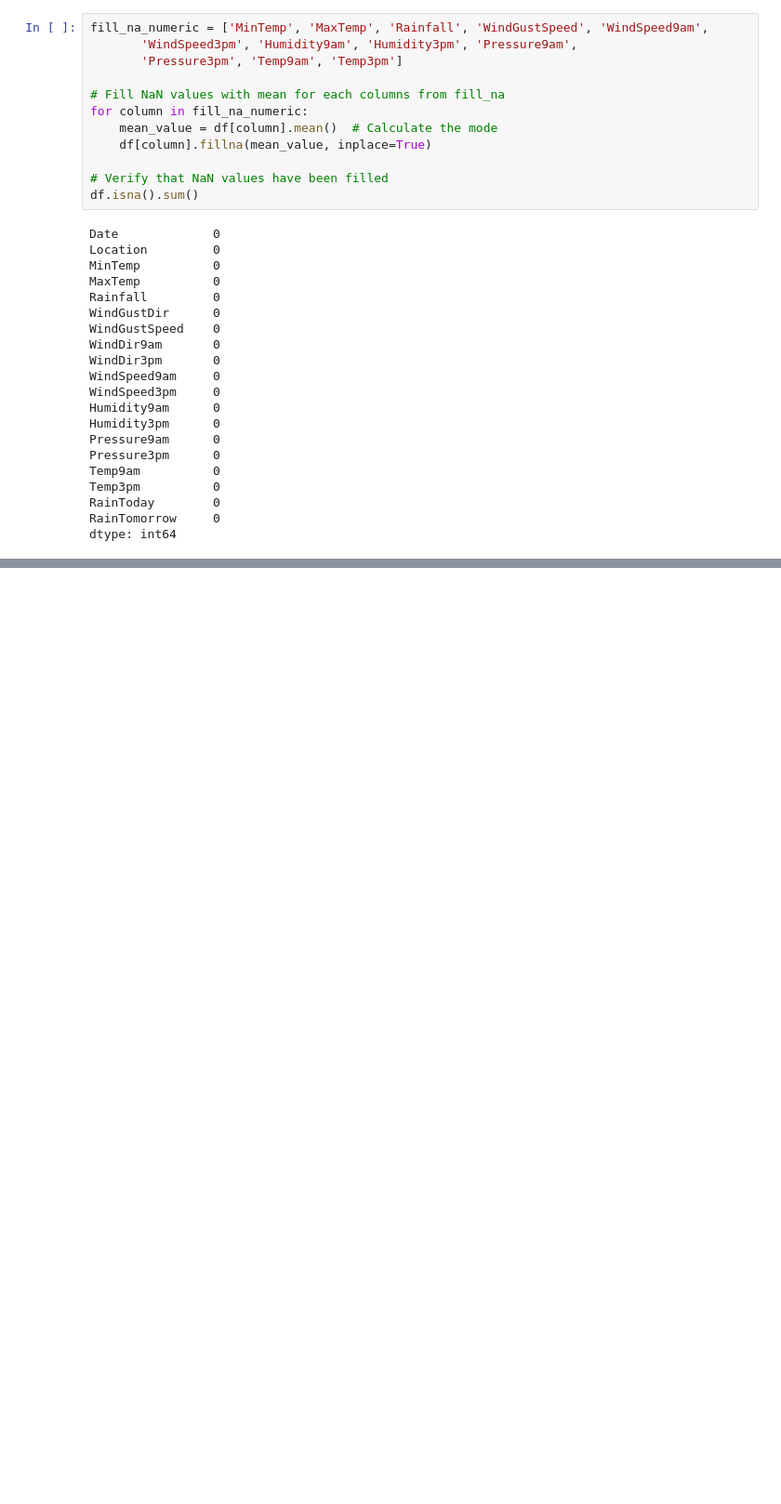
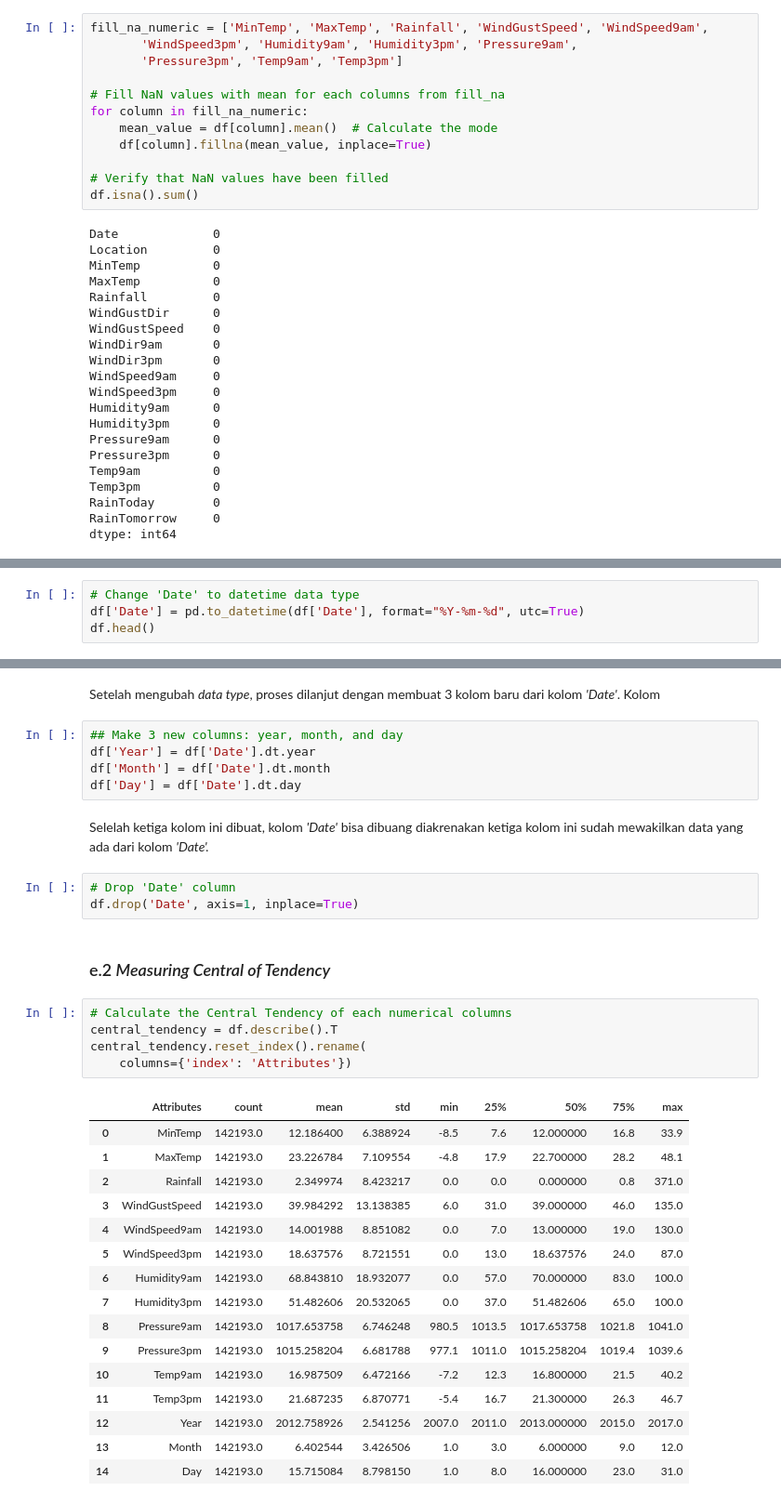
Before and after one commit to vincenta1206519/Hacktiv8_FinalProject, a Jupyter notebook: Final Project 2/PYTN_KampusMerdeka_fp2_Kelompok9.ipynb, the cells around one changed output, grey strips where cells are left out. Shown at 93% size. Saved outputs shown, nothing was run; the diff lists cells and outputs as text; blank space fills up the shorter version.

```diff
--- a/Final Project 2/PYTN_KampusMerdeka_fp2_Kelompok9.ipynb
+++ b/Final Project 2/PYTN_KampusMerdeka_fp2_Kelompok9.ipynb
@@ -277,0 +288,4 @@ Setelah *data cleaning* dilakukan pada dataset, proses bisa dilanjut dengan mela
+# %%
+# Change 'Date' to datetime data type
+df['Date'] = pd.to_datetime(df['Date'], format="%Y-%m-%d", utc=True)
+df.head()
@@ -277,0 +299,36 @@ Setelah *data cleaning* dilakukan pada dataset, proses bisa dilanjut dengan mela
+# %% [markdown]
+Setelah mengubah *data type*, proses dilanjut dengan membuat 3 kolom baru dari kolom *'Date'*. Kolom
+# %%
+## Make 3 new columns: year, month, and day
+df['Year'] = df['Date'].dt.year
+df['Month'] = df['Date'].dt.month
+df['Day'] = df['Date'].dt.day
+# %% [markdown]
+Selelah ketiga kolom ini dibuat, kolom *'Date'* bisa dibuang diakrenakan ketiga kolom ini sudah mewakilkan data yang ada dari kolom *'Date'.*
+# %%
+# Drop 'Date' column
+df.drop('Date', axis=1, inplace=True)
+# %% [markdown]
+### e.2 *Measuring Central of Tendency*
+# %%
+# Calculate the Central Tendency of each numerical columns
+central_tendency = df.describe().T
+central_tendency.reset_index().rename(
+    columns={'index': 'Attributes'})
+# %% [output]
+|  | Attributes | count | mean | std | min | 25% | 50% | 75% | max |
+| 0 | MinTemp | 142193.0 | 12.186400 | 6.388924 | -8.5 | 7.6 | 12.000000 | 16.8 | 33.9 |
+| 1 | MaxTemp | 142193.0 | 23.226784 | 7.109554 | -4.8 | 17.9 | 22.700000 | 28.2 | 48.1 |
+| 2 | Rainfall | 142193.0 | 2.349974 | 8.423217 | 0.0 | 0.0 | 0.000000 | 0.8 | 371.0 |
+| 3 | WindGustSpeed | 142193.0 | 39.984292 | 13.138385 | 6.0 | 31.0 | 39.000000 | 46.0 | 135.0 |
+| 4 | WindSpeed9am | 142193.0 | 14.001988 | 8.851082 | 0.0 | 7.0 | 13.000000 | 19.0 | 130.0 |
+| 5 | WindSpeed3pm | 142193.0 | 18.637576 | 8.721551 | 0.0 | 13.0 | 18.637576 | 24.0 | 87.0 |
+| 6 | Humidity9am | 142193.0 | 68.843810 | 18.932077 | 0.0 | 57.0 | 70.000000 | 83.0 | 100.0 |
+| 7 | Humidity3pm | 142193.0 | 51.482606 | 20.532065 | 0.0 | 37.0 | 51.482606 | 65.0 | 100.0 |
+| 8 | Pressure9am | 142193.0 | 1017.653758 | 6.746248 | 980.5 | 1013.5 | 1017.653758 | 1021.8 | 1041.0 |
+| 9 | Pressure3pm | 142193.0 | 1015.258204 | 6.681788 | 977.1 | 1011.0 | 1015.258204 | 1019.4 | 1039.6 |
+| 10 | Temp9am | 142193.0 | 16.987509 | 6.472166 | -7.2 | 12.3 | 16.800000 | 21.5 | 40.2 |
+| 11 | Temp3pm | 142193.0 | 21.687235 | 6.870771 | -5.4 | 16.7 | 21.300000 | 26.3 | 46.7 |
+| 12 | Year | 142193.0 | 2012.758926 | 2.541256 | 2007.0 | 2011.0 | 2013.000000 | 2015.0 | 2017.0 |
+| 13 | Month | 142193.0 | 6.402544 | 3.426506 | 1.0 | 3.0 | 6.000000 | 9.0 | 12.0 |
+| 14 | Day | 142193.0 | 15.715084 | 8.798150 | 1.0 | 8.0 | 16.000000 | 23.0 | 31.0 |
```
Also changed, not shown: parts of 34 cells of this notebook.
